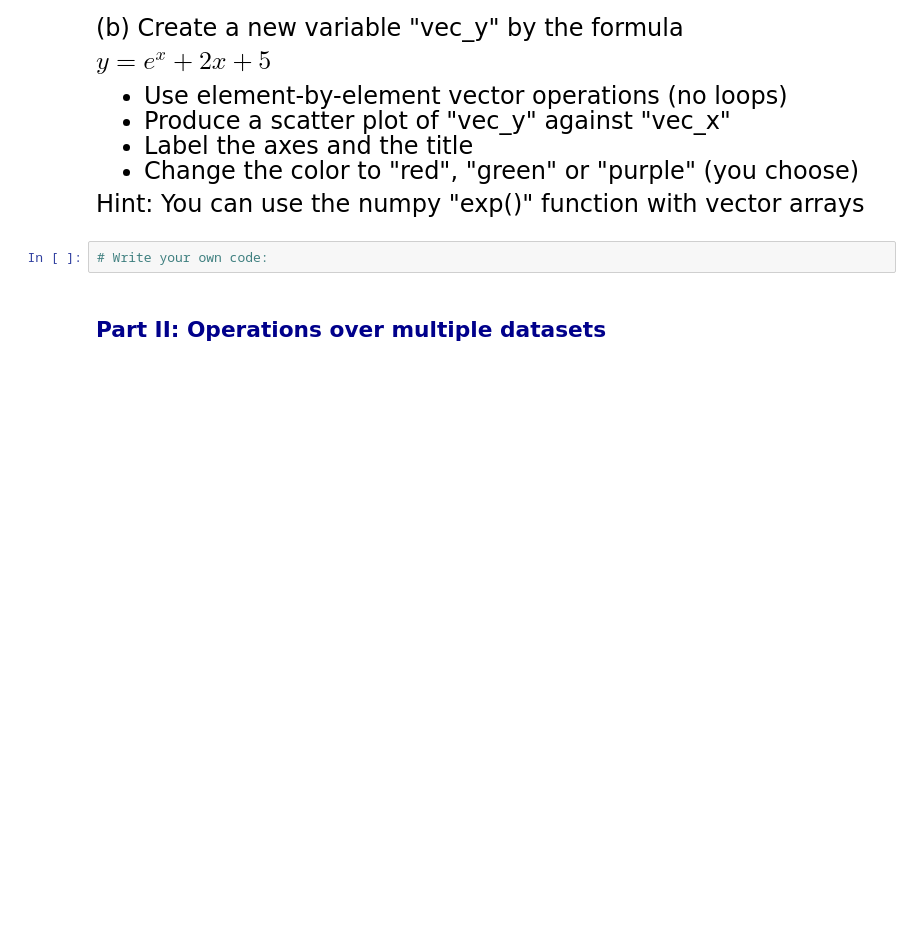
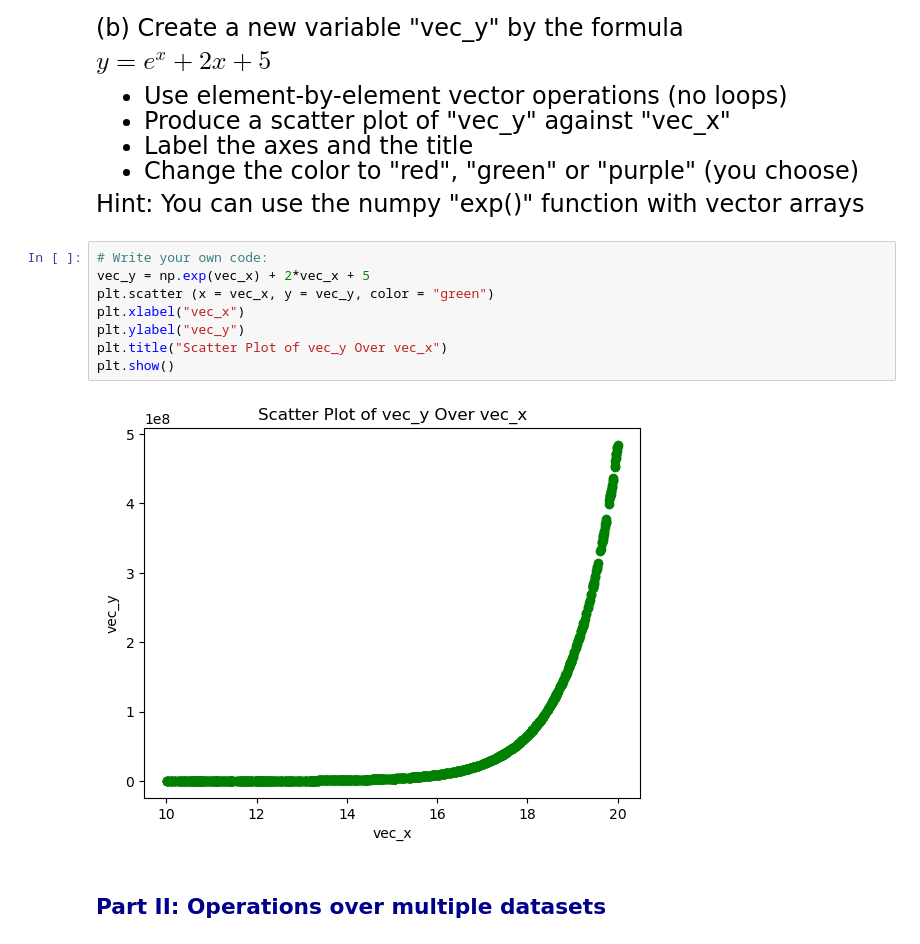
Before and after one commit to Andy10101Su/qtm151_fall_2023, a Jupyter notebook: quizzes/quiz1/quiz_1_andysu.ipynb, the cells around one changed output. Drawn from its saved outputs; the diff is of its cells as text; blank space fills up the shorter version.

```diff
--- a/quizzes/quiz1/quiz_1_andysu.ipynb
+++ b/quizzes/quiz1/quiz_1_andysu.ipynb
@@ -87,8 +87,16 @@ $ y = e^x + 2x + 5$
 - Change the color to "red", "green" or "purple" (you choose)
 
 Hint: You can use the numpy "exp()" function with vector arrays
-# %%
-# Write your own code:
+# %%
+# Write your own code:
+vec_y = np.exp(vec_x) + 2*vec_x + 5
+plt.scatter (x = vec_x, y = vec_y, color = "green")
+plt.xlabel("vec_x")
+plt.ylabel("vec_y")
+plt.title("Scatter Plot of vec_y Over vec_x")
+plt.show()
+# %% [output]
+[figure, added]
 # %% [markdown]
 ## <span style="color:darkblue"> Part II: Operations over multiple datasets </span>
 # %% [markdown]
```
Also changed, not shown: parts of 8 cells of this notebook, 4 other files.
